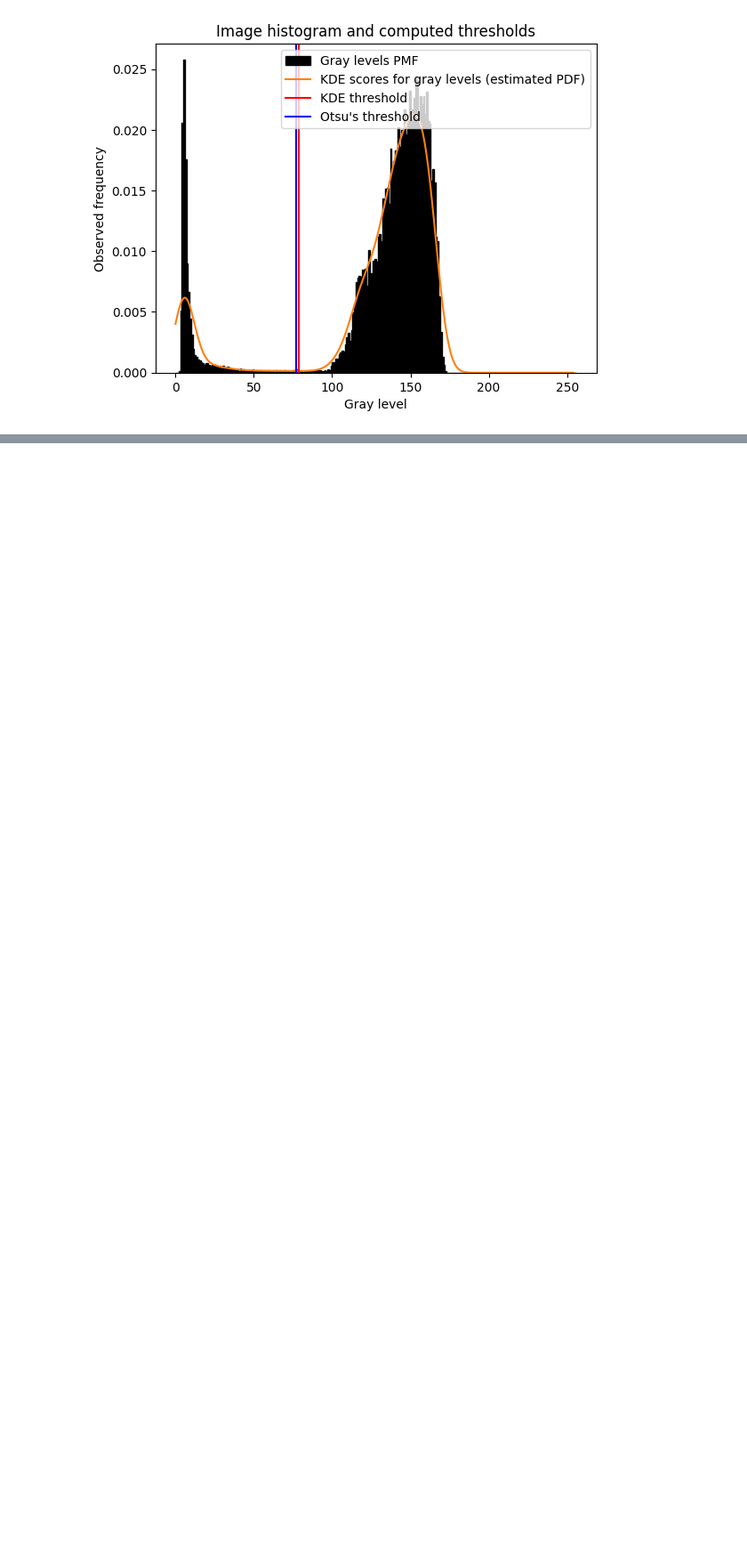
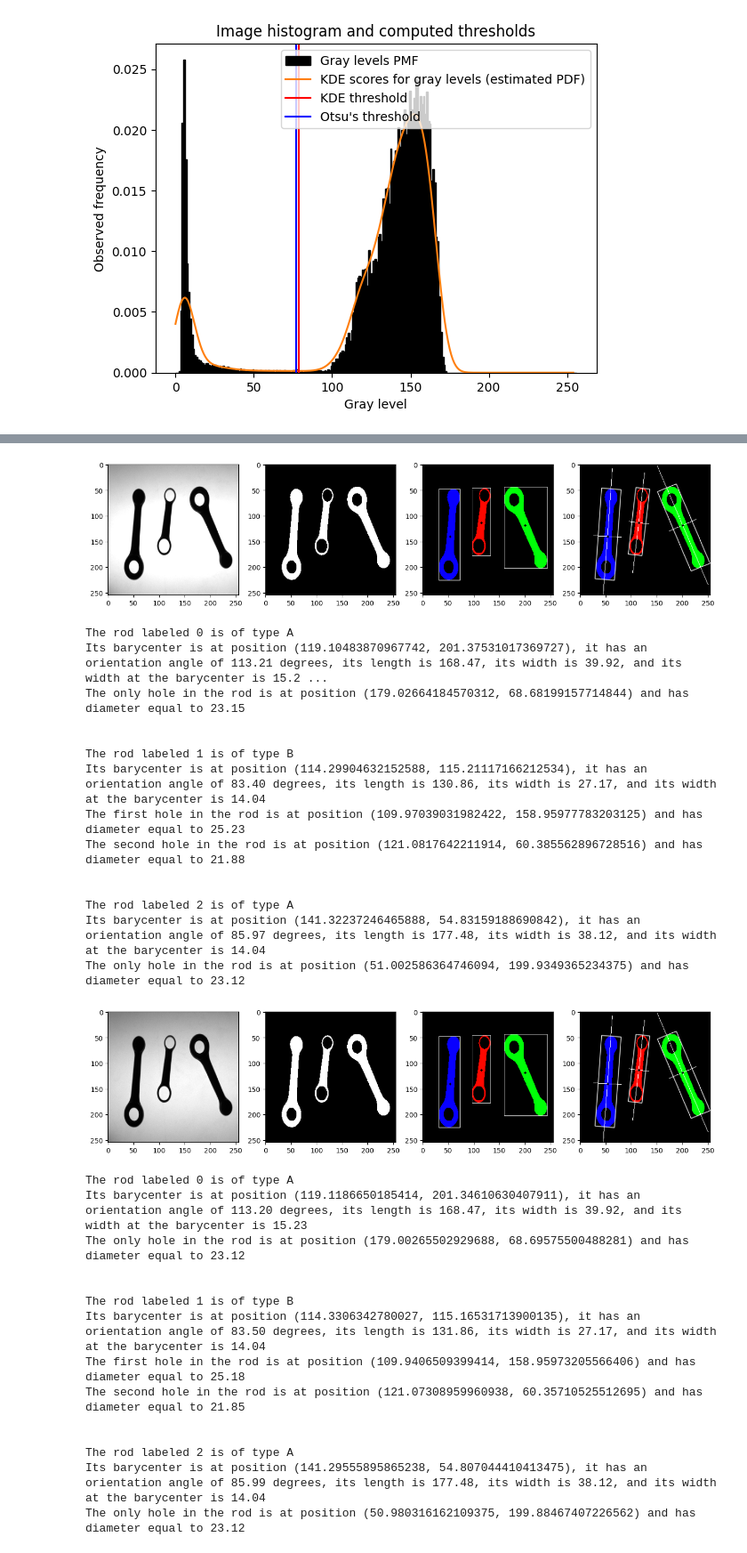
Before and after one commit to MrCr4ft/IPCV_Project, a Jupyter notebook: Visual Inspection of Motorcycle Connecting Rods.ipynb, the cells around one changed output, grey strips where cells are left out. Shown at 89% size. Cells and saved outputs as stored; diff of their text form; code cells hidden in the pictures; blank space fills up the shorter version.

```diff
--- a/Visual Inspection of Motorcycle Connecting Rods.ipynb
+++ b/Visual Inspection of Motorcycle Connecting Rods.ipynb
@@ -506,5 +36,0 @@ for img_name in TASK_IMGLIST['TASK_2_3']:
-# %%
-for img_name in TASK_IMGLIST['TASK_2_3']:
-    n_labels, label_ids, stats, centroids = cv.connectedComponentsWithStats(BINARIZED_IMAGES[img_name], connectivity=4)
-    CONNECTED_COMPONENTS[img_name] = (n_labels, label_ids, stats, centroids)
-    plot_connected_components(n_labels, label_ids, stats, centroids)
@@ -515,36 +36,0 @@ for img_name in TASK_IMGLIST['TASK_2_3']:
-# %%
-for img_name in TASK_IMGLIST['TASK_2_3']:
-    n_labels, label_ids, stats, centroids = CONNECTED_COMPONENTS[img_name]
-    for label in range(1, n_labels):
-        mask = getCCMask(label_ids, label)
-        contours, hierarchy = cv.findContours(mask, cv.RETR_TREE, cv.CHAIN_APPROX_NONE)
-        barycenter = (getMoment(mask, (1,0)), getMoment(mask, (0,1))) / stats[label][-1]
-        hc = computeHaralickCircularity(contours[0], rod_barycenter)
-        hu = cv.HuMoments(cv.moments(mask)).flatten()
-        is_distractor = stats[label][-1] < area_confidence_interval[0] or stats[label][-1] > area_confidence_interval[1]
-
-        if not is_distractor:
-            (theta, (a, b, c), (a_prime, b_prime, c_prime)) = getAngleAndAxes(mask, stats[label][-1])
-            V1, V2, V3, V4, C1, C2, C3, C4 = findMER((a, b, c), (a_prime, b_prime, c_prime), contours[0])
-            length = np.linalg.norm(V1 - V2)
-            width = np.linalg.norm(V1 - V3)
-            angle_deg = np.degrees(theta)
-            barycenter_width, point_A, point_B = getWidthAtBarycenter(contours[0], (a_prime, b_prime, c_prime), (a,b,c))
-
-            rod_type = "A" if len(contours) == 2 else "B"
-            print("The rod labeled %d in the image %s is of type %s" % (label, img_name, rod_type))
-            print("Its barycenter is at position %s, it has an orientation angle of %.2f degrees, its length is %.2f, its width is %.2f, and its width at the barycenter is %.2f" \
-                  % (str(rod_barycenter), angle_deg, length, width, barycenter_width))
-            if rod_type == "A":
-                hole_center, hole_diameter = getHoleCenterAndDiameter(contours[1])
-                print("The only hole in the rod is at position %s and has diameter equal to %.2f" % (str(hole_center), hole_diameter))
-            elif rod_type == "B":
-                hole_center_1, hole_diameter_1 = getHoleCenterAndDiameter(contours[1])
-                print("The first hole in the rod is at position %s and has diameter equal to %.2f" % (str(hole_center_1), hole_diameter_1))
-                hole_center_2, hole_diameter_2 = getHoleCenterAndDiameter(contours[2])
-                print("The second hole in the rod is at position %s and has diameter equal to %.2f" % (str(hole_center_2), hole_diameter_2))
-
-            cv.circle(mask, (int(barycenter[1]), int(barycenter[0])), radius=2, color=(0, 0, 0), thickness=-1)
-            cv.drawContours(mask, np.array([[V2, V4, V3, V1]]), contourIdx=0, color=(128,128,128), thickness=1)
-            plt.imshow(mask, cmap="gray")
-            plt.show()
@@ -582,0 +39,34 @@ The second hole in the rod is at position (34.29117202758789, 106.00048828125) a
+# %%
+for img_name in TASK_IMGLIST['TASK_1']:
+    pipeline(IMAGES[img_name], False)
+# %% [output]
+[figure, added]
+The rod labeled 0 is of type A
+Its barycenter is at position (119.10483870967742, 201.37531017369727), it has an orientation angle of 113.21 degrees, its length is 168.47, its width is 39.92, and its width at the barycenter is 15.2 ...
+The only hole in the rod is at position (179.02664184570312, 68.68199157714844) and has diameter equal to 23.15
+
+
+The rod labeled 1 is of type B
+Its barycenter is at position (114.29904632152588, 115.21117166212534), it has an orientation angle of 83.40 degrees, its length is 130.86, its width is 27.17, and its width at the barycenter is 14.04
+The first hole in the rod is at position (109.97039031982422, 158.95977783203125) and has diameter equal to 25.23
+The second hole in the rod is at position (121.0817642211914, 60.385562896728516) and has diameter equal to 21.88
+
+
+The rod labeled 2 is of type A
+Its barycenter is at position (141.32237246465888, 54.83159188690842), it has an orientation angle of 85.97 degrees, its length is 177.48, its width is 38.12, and its width at the barycenter is 14.04
+The only hole in the rod is at position (51.002586364746094, 199.9349365234375) and has diameter equal to 23.12
+[figure, added]
+The rod labeled 0 is of type A
+Its barycenter is at position (119.1186650185414, 201.34610630407911), it has an orientation angle of 113.20 degrees, its length is 168.47, its width is 39.92, and its width at the barycenter is 15.23
+The only hole in the rod is at position (179.00265502929688, 68.69575500488281) and has diameter equal to 23.12
+
+
+The rod labeled 1 is of type B
+Its barycenter is at position (114.3306342780027, 115.16531713900135), it has an orientation angle of 83.50 degrees, its length is 131.86, its width is 27.17, and its width at the barycenter is 14.04
+The first hole in the rod is at position (109.9406509399414, 158.95973205566406) and has diameter equal to 25.18
+The second hole in the rod is at position (121.07308959960938, 60.35710525512695) and has diameter equal to 21.85
+
+
+The rod labeled 2 is of type A
+Its barycenter is at position (141.29555895865238, 54.807044410413475), it has an orientation angle of 85.99 degrees, its length is 177.48, its width is 38.12, and its width at the barycenter is 14.04
+The only hole in the rod is at position (50.980316162109375, 199.88467407226562) and has diameter equal to 23.12
```
Also changed, not shown: parts of 20 cells of this notebook, 3 other files.
